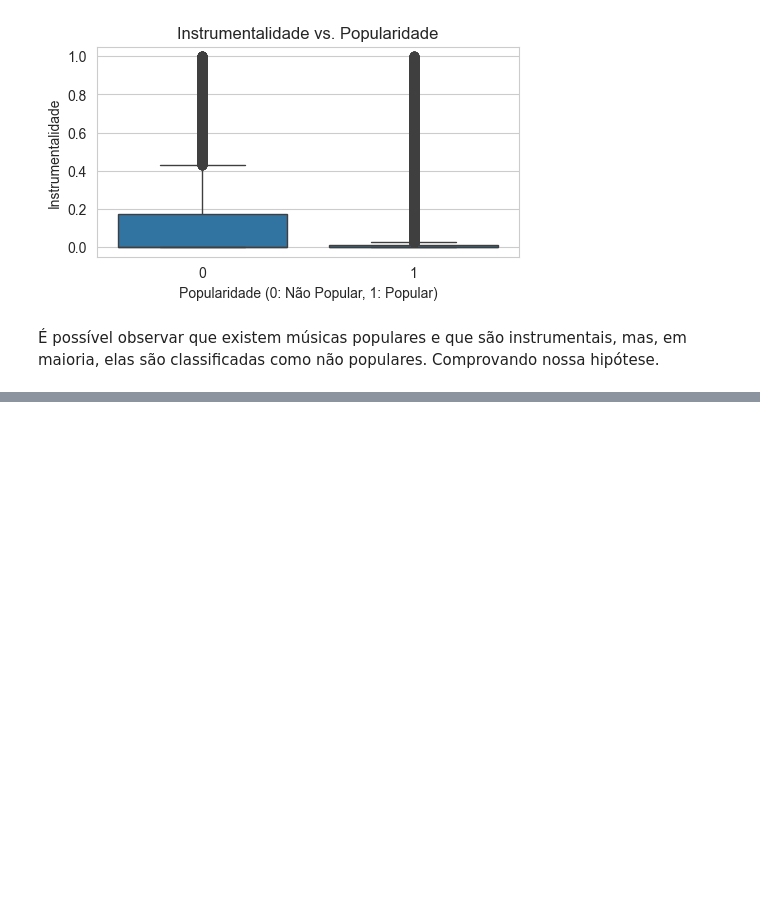
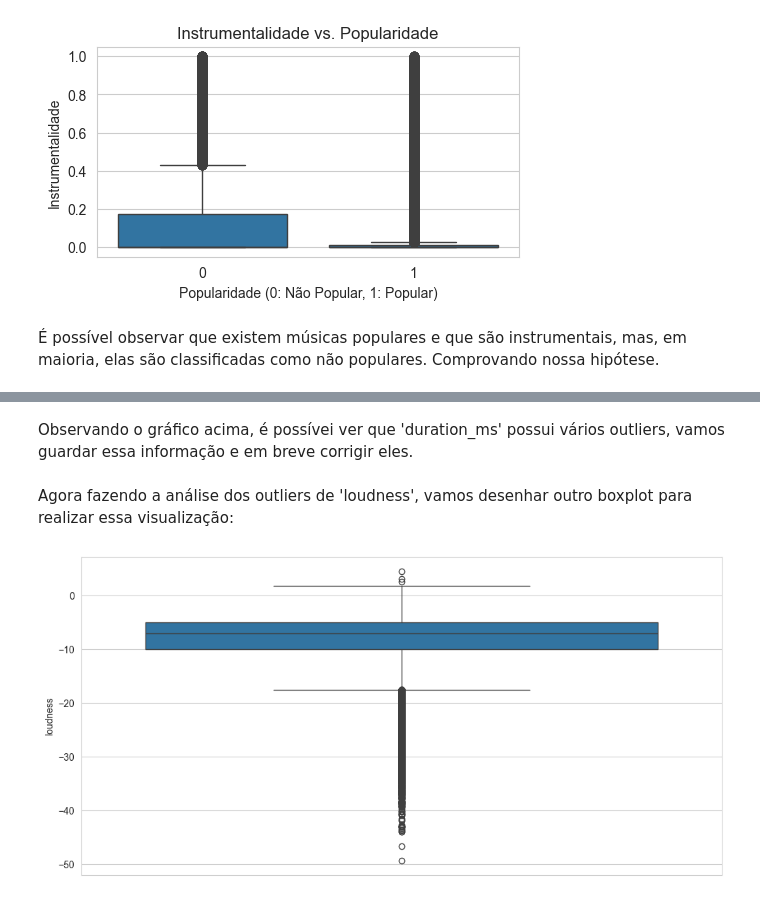
Before and after one commit to LucasMaga00/ponderadaSemana04, a Jupyter notebook: proximo-hit-spotify/Ponderada/ponderada.ipynb, the cells around one changed output, grey strips where cells are left out. Drawn from its saved outputs; the diff is of its cells as text; code cells hidden in the pictures; blank space fills up the shorter version.

```diff
--- a/proximo-hit-spotify/Ponderada/ponderada.ipynb
+++ b/proximo-hit-spotify/Ponderada/ponderada.ipynb
@@ -301,0 +476,9 @@ Text(0, 0.5, 'Instrumentalidade')
+# %% [markdown]
+Observando o gráfico acima, é possívei ver que 'duration_ms' possui vários outliers, vamos guardar essa informação e em breve corrigir eles.
+# %% [markdown]
+Agora fazendo a análise dos outliers de 'loudness', vamos desenhar outro boxplot para realizar essa visualização:
+# %%
+sns.boxplot(data=df_treating_data, y='loudness')
+plt.show()
+# %% [output]
+[figure, added]
```
Also changed, not shown: parts of 41 cells of this notebook.
